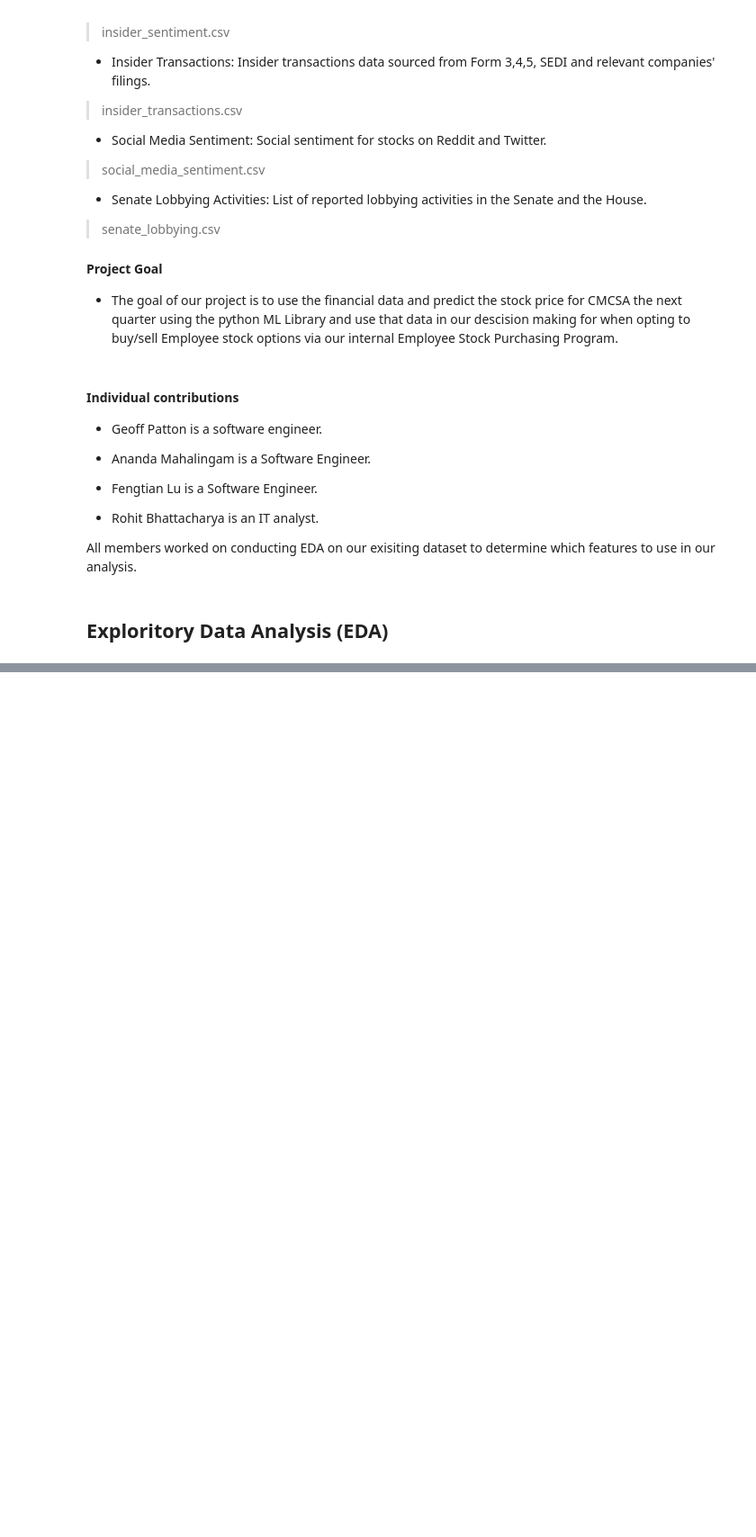
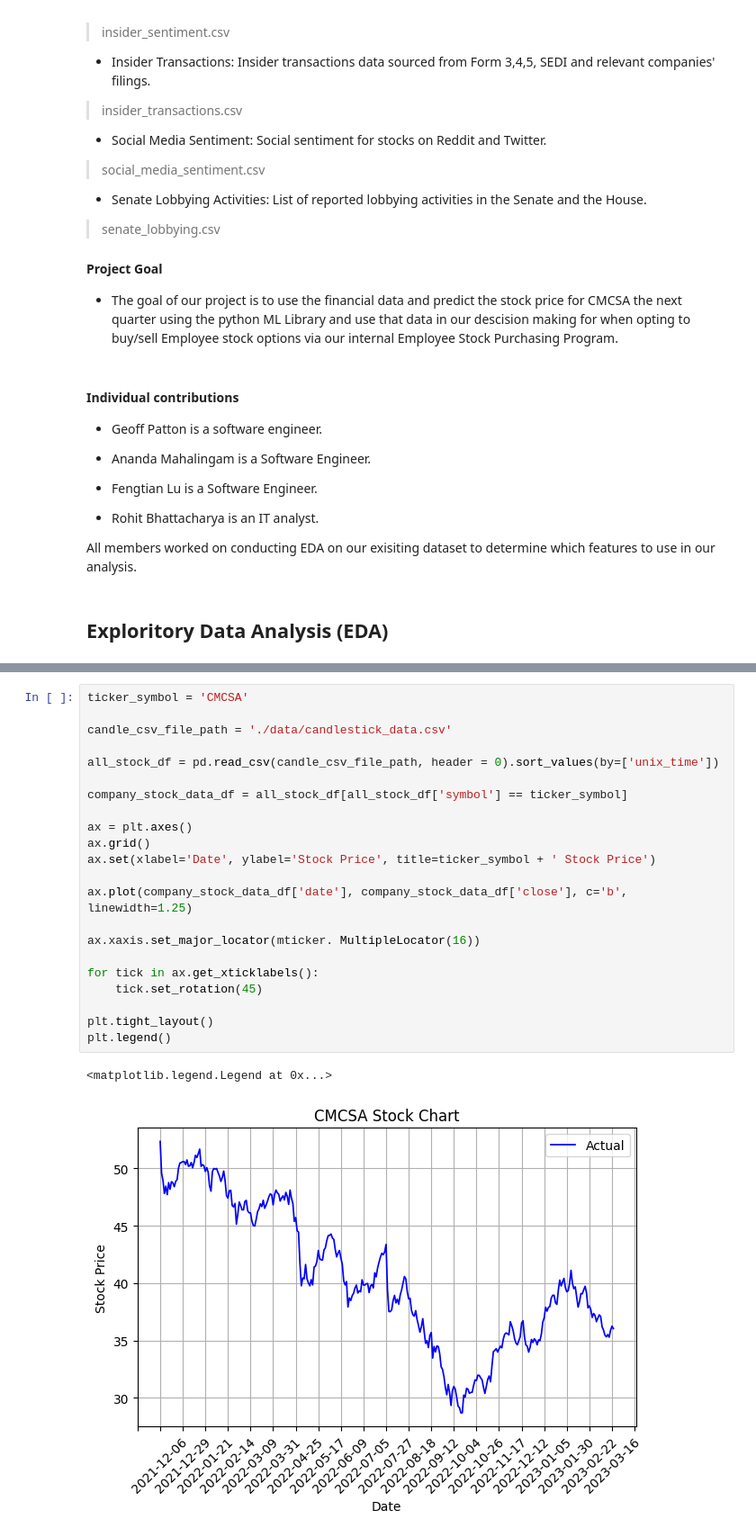
Before and after one commit to geoffpatton/dsci-521-project, a Jupyter notebook: final_project_impl.ipynb, the cells around one changed output, grey strips where cells are left out. Shown at 90% size. Drawn from its saved outputs; the diff is of its cells as text; blank space fills up the shorter version.

```diff
--- a/final_project_impl.ipynb
+++ b/final_project_impl.ipynb
@@ -126 +87,26 @@ print(comcast_daily_stock_df.head())
+# %%
+ticker_symbol = 'CMCSA'
+
+candle_csv_file_path = './data/candlestick_data.csv'
+
+all_stock_df = pd.read_csv(candle_csv_file_path, header = 0).sort_values(by=['unix_time'])
+
+company_stock_data_df = all_stock_df[all_stock_df['symbol'] == ticker_symbol]
+
+ax = plt.axes()
+ax.grid()
+ax.set(xlabel='Date', ylabel='Stock Price', title=ticker_symbol + ' Stock Price')
+
+ax.plot(company_stock_data_df['date'], company_stock_data_df['close'], c='b', linewidth=1.25)
+
+ax.xaxis.set_major_locator(mticker. MultipleLocator(16))
+
+for tick in ax.get_xticklabels():
+    tick.set_rotation(45)
+
+plt.tight_layout()
+plt.legend()
+# %% [output]
+<matplotlib.legend.Legend at 0x...>
+[figure, added]
 # %%
```
Also changed, not shown: parts of 8 cells of this notebook, 4 other files.
